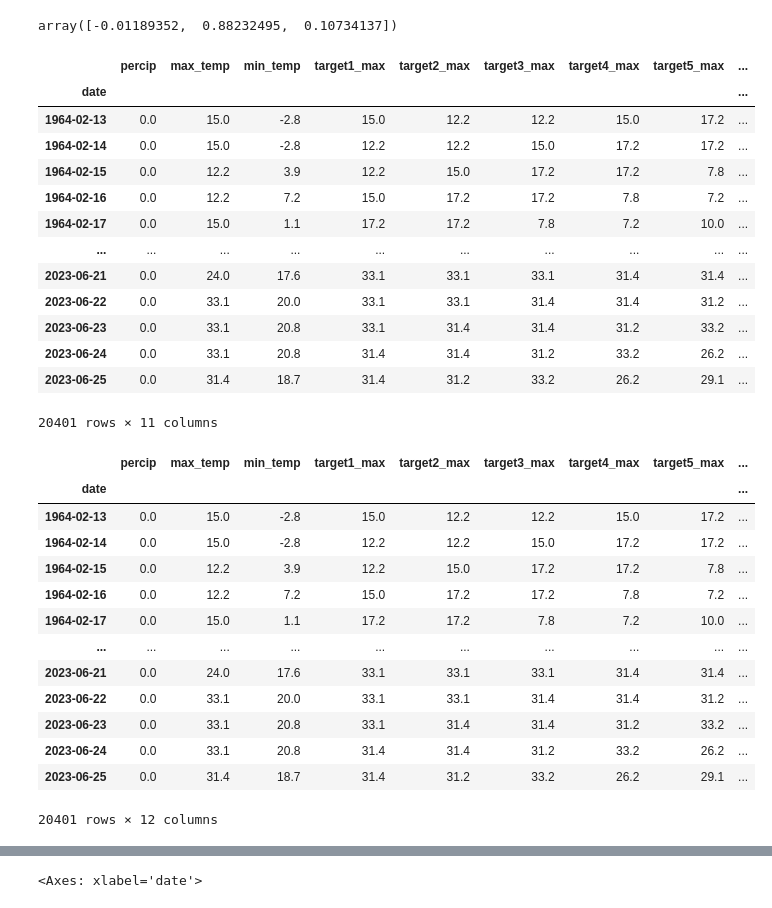
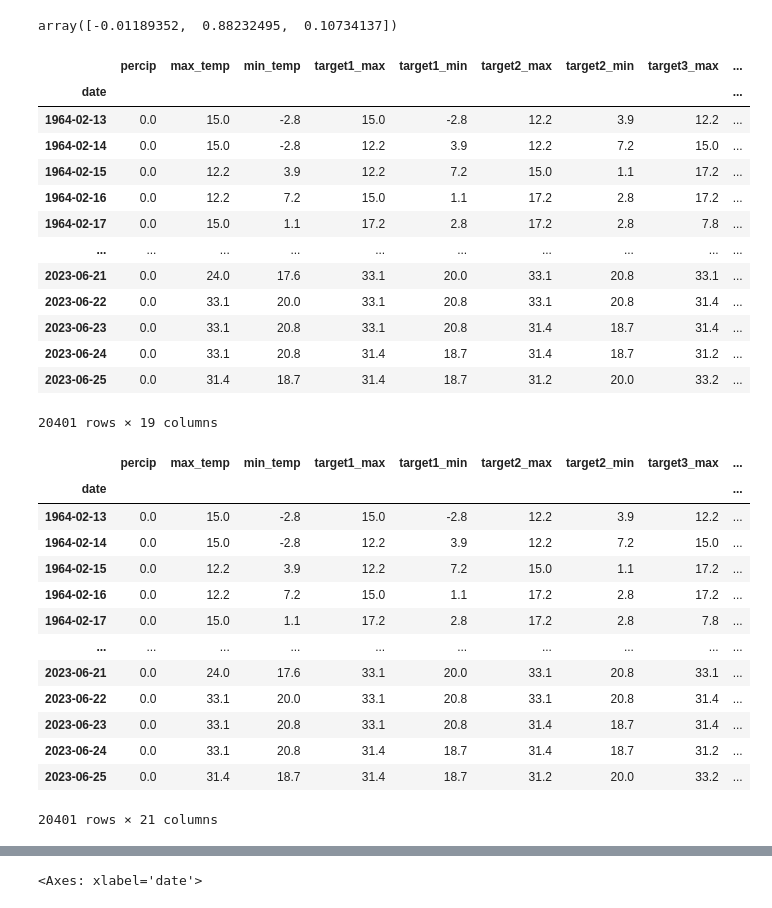
Before and after one commit to congiants/Temperature_Predictor, a Jupyter notebook: Temprature_predictor/temprature_predictor.ipynb, the cells around one changed output, grey strips where cells are left out. Drawn from its saved outputs; the diff is of its cells as text; code cells hidden in the pictures.

```diff
--- a/Temprature_predictor/temprature_predictor.ipynb
+++ b/Temprature_predictor/temprature_predictor.ipynb
@@ -267,13 +267,25 @@ core_weather[["max_temp", "min_temp"]].plot()
 # %%
 #Since we want to predict the next week, 7 targets are set to next 7 days of each day
 core_weather["target1_max"] = core_weather.shift(-1)["max_temp"]
+core_weather["target1_min"] = core_weather.shift(-1)["min_temp"]
+
 core_weather["target2_max"] = core_weather.shift(-2)["max_temp"]
+core_weather["target2_min"] = core_weather.shift(-2)["min_temp"]
+
 core_weather["target3_max"] = core_weather.shift(-3)["max_temp"]
+core_weather["target3_min"] = core_weather.shift(-3)["min_temp"]
+
 core_weather["target4_max"] = core_weather.shift(-4)["max_temp"]
+core_weather["target4_min"] = core_weather.shift(-4)["min_temp"]
+
 core_weather["target5_max"] = core_weather.shift(-5)["max_temp"]
+core_weather["target5_min"] = core_weather.shift(-5)["min_temp"]
+
 core_weather["target6_max"] = core_weather.shift(-6)["max_temp"]
+core_weather["target6_min"] = core_weather.shift(-6)["min_temp"]
+
 core_weather["target7_max"] = core_weather.shift(-7)["max_temp"]
-
+core_weather["target7_min"] = core_weather.shift(-7)["min_temp"]
 
 core_weather = core_weather.iloc[:-7, :].copy()
 core_weather
@@ -531,40 +613,42 @@ def create_prediction (predictors, core_weather, reg1_max, reg2_max, reg3_max, r
 # %%
 core_weather["avg_max_month"] = core_weather["max_temp"].rolling(30).mean()
+core_weather["avg_min_month"] = core_weather["min_temp"].rolling(30).mean()
 core_weather = core_weather.iloc[30:, :].copy()
 core_weather
 # %% [output]
-|  | percip | max_temp | min_temp | target1_max | target2_max | target3_max | target4_max | target5_max | ... |
+|  | percip | max_temp | min_temp | target1_max | target1_min | target2_max | target2_min | target3_max | ... |
 | date |  |  |  |  |  |  |  |  | ... |
-| 1964-02-13 | 0.0 | 15.0 | -2.8 | 15.0 | 12.2 | 12.2 | 15.0 | 17.2 | ... |
-| 1964-02-14 | 0.0 | 15.0 | -2.8 | 12.2 | 12.2 | 15.0 | 17.2 | 17.2 | ... |
-| 1964-02-15 | 0.0 | 12.2 | 3.9 | 12.2 | 15.0 | 17.2 | 17.2 | 7.8 | ... |
-| 1964-02-16 | 0.0 | 12.2 | 7.2 | 15.0 | 17.2 | 17.2 | 7.8 | 7.2 | ... |
-| 1964-02-17 | 0.0 | 15.0 | 1.1 | 17.2 | 17.2 | 7.8 | 7.2 | 10.0 | ... |
+| 1964-02-13 | 0.0 | 15.0 | -2.8 | 15.0 | -2.8 | 12.2 | 3.9 | 12.2 | ... |
+| 1964-02-14 | 0.0 | 15.0 | -2.8 | 12.2 | 3.9 | 12.2 | 7.2 | 15.0 | ... |
+| 1964-02-15 | 0.0 | 12.2 | 3.9 | 12.2 | 7.2 | 15.0 | 1.1 | 17.2 | ... |
+| 1964-02-16 | 0.0 | 12.2 | 7.2 | 15.0 | 1.1 | 17.2 | 2.8 | 17.2 | ... |
+| 1964-02-17 | 0.0 | 15.0 | 1.1 | 17.2 | 2.8 | 17.2 | 2.8 | 7.8 | ... |
 | ... | ... | ... | ... | ... | ... | ... | ... | ... | ... |
-| 2023-06-21 | 0.0 | 24.0 | 17.6 | 33.1 | 33.1 | 33.1 | 31.4 | 31.4 | ... |
-| 2023-06-22 | 0.0 | 33.1 | 20.0 | 33.1 | 33.1 | 31.4 | 31.4 | 31.2 | ... |
-| 2023-06-23 | 0.0 | 33.1 | 20.8 | 33.1 | 31.4 | 31.4 | 31.2 | 33.2 | ... |
-| 2023-06-24 | 0.0 | 33.1 | 20.8 | 31.4 | 31.4 | 31.2 | 33.2 | 26.2 | ... |
-| 2023-06-25 | 0.0 | 31.4 | 18.7 | 31.4 | 31.2 | 33.2 | 26.2 | 29.1 | ... |
+| 2023-06-21 | 0.0 | 24.0 | 17.6 | 33.1 | 20.0 | 33.1 | 20.8 | 33.1 | ... |
+| 2023-06-22 | 0.0 | 33.1 | 20.0 | 33.1 | 20.8 | 33.1 | 20.8 | 31.4 | ... |
+| 2023-06-23 | 0.0 | 33.1 | 20.8 | 33.1 | 20.8 | 31.4 | 18.7 | 31.4 | ... |
+| 2023-06-24 | 0.0 | 33.1 | 20.8 | 31.4 | 18.7 | 31.4 | 18.7 | 31.2 | ... |
+| 2023-06-25 | 0.0 | 31.4 | 18.7 | 31.4 | 18.7 | 31.2 | 20.0 | 33.2 | ... |
-20401 rows × 11 columns
+20401 rows × 19 columns
 # %%
-core_weather["daily_avg_offset"] = core_weather["avg_max_month"] / core_weather["max_temp"]
+core_weather["daily_avg_offset_max"] = core_weather["avg_max_month"] / core_weather["max_temp"]
+core_weather["daily_avg_offset_min"] = core_weather["avg_min_month"] / core_weather["min_temp"]
 core_weather
 # %% [output]
-|  | percip | max_temp | min_temp | target1_max | target2_max | target3_max | target4_max | target5_max | ... |
+|  | percip | max_temp | min_temp | target1_max | target1_min | target2_max | target2_min | target3_max | ... |
 | date |  |  |  |  |  |  |  |  | ... |
-| 1964-02-13 | 0.0 | 15.0 | -2.8 | 15.0 | 12.2 | 12.2 | 15.0 | 17.2 | ... |
-| 1964-02-14 | 0.0 | 15.0 | -2.8 | 12.2 | 12.2 | 15.0 | 17.2 | 17.2 | ... |
-| 1964-02-15 | 0.0 | 12.2 | 3.9 | 12.2 | 15.0 | 17.2 | 17.2 | 7.8 | ... |
-| 1964-02-16 | 0.0 | 12.2 | 7.2 | 15.0 | 17.2 | 17.2 | 7.8 | 7.2 | ... |
-| 1964-02-17 | 0.0 | 15.0 | 1.1 | 17.2 | 17.2 | 7.8 | 7.2 | 10.0 | ... |
+| 1964-02-13 | 0.0 | 15.0 | -2.8 | 15.0 | -2.8 | 12.2 | 3.9 | 12.2 | ... |
+| 1964-02-14 | 0.0 | 15.0 | -2.8 | 12.2 | 3.9 | 12.2 | 7.2 | 15.0 | ... |
+| 1964-02-15 | 0.0 | 12.2 | 3.9 | 12.2 | 7.2 | 15.0 | 1.1 | 17.2 | ... |
+| 1964-02-16 | 0.0 | 12.2 | 7.2 | 15.0 | 1.1 | 17.2 | 2.8 | 17.2 | ... |
+| 1964-02-17 | 0.0 | 15.0 | 1.1 | 17.2 | 2.8 | 17.2 | 2.8 | 7.8 | ... |
 | ... | ... | ... | ... | ... | ... | ... | ... | ... | ... |
-| 2023-06-21 | 0.0 | 24.0 | 17.6 | 33.1 | 33.1 | 33.1 | 31.4 | 31.4 | ... |
-| 2023-06-22 | 0.0 | 33.1 | 20.0 | 33.1 | 33.1 | 31.4 | 31.4 | 31.2 | ... |
-| 2023-06-23 | 0.0 | 33.1 | 20.8 | 33.1 | 31.4 | 31.4 | 31.2 | 33.2 | ... |
-| 2023-06-24 | 0.0 | 33.1 | 20.8 | 31.4 | 31.4 | 31.2 | 33.2 | 26.2 | ... |
-| 2023-06-25 | 0.0 | 31.4 | 18.7 | 31.4 | 31.2 | 33.2 | 26.2 | 29.1 | ... |
+| 2023-06-21 | 0.0 | 24.0 | 17.6 | 33.1 | 20.0 | 33.1 | 20.8 | 33.1 | ... |
+| 2023-06-22 | 0.0 | 33.1 | 20.0 | 33.1 | 20.8 | 33.1 | 20.8 | 31.4 | ... |
+| 2023-06-23 | 0.0 | 33.1 | 20.8 | 33.1 | 20.8 | 31.4 | 18.7 | 31.4 | ... |
+| 2023-06-24 | 0.0 | 33.1 | 20.8 | 31.4 | 18.7 | 31.4 | 18.7 | 31.2 | ... |
+| 2023-06-25 | 0.0 | 31.4 | 18.7 | 31.4 | 18.7 | 31.2 | 20.0 | 33.2 | ... |
-20401 rows × 12 columns
+20401 rows × 21 columns
 # %%
 core_weather["max_min_ratio"] = core_weather["max_temp"] / core_weather["min_temp"]
 core_weather
```
Also changed, not shown: parts of 74 cells of this notebook.
